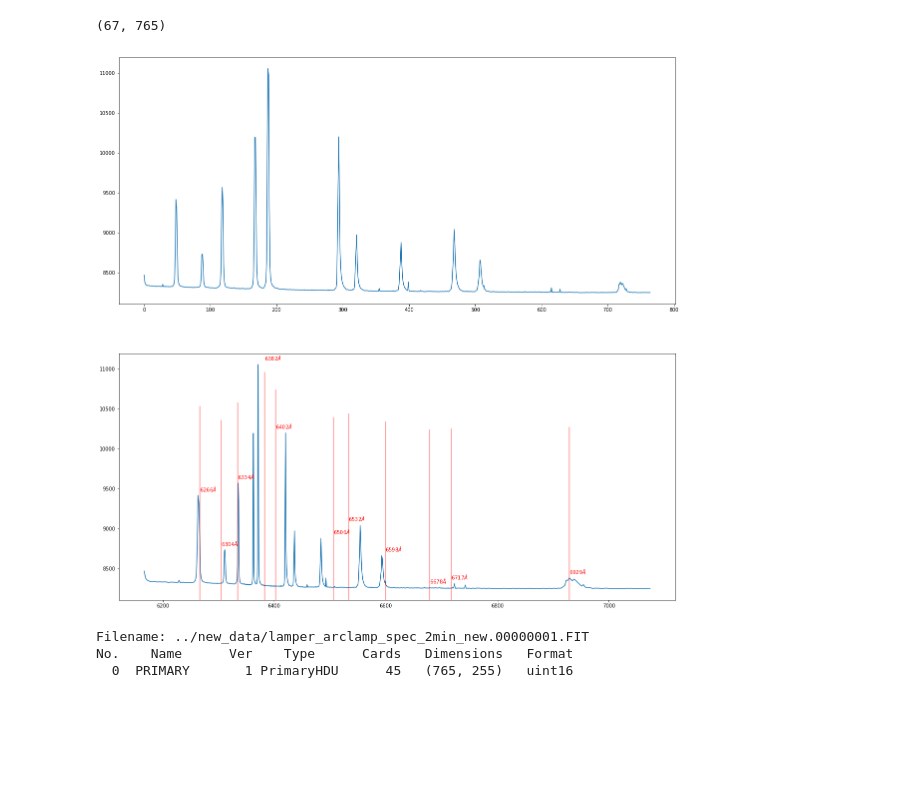
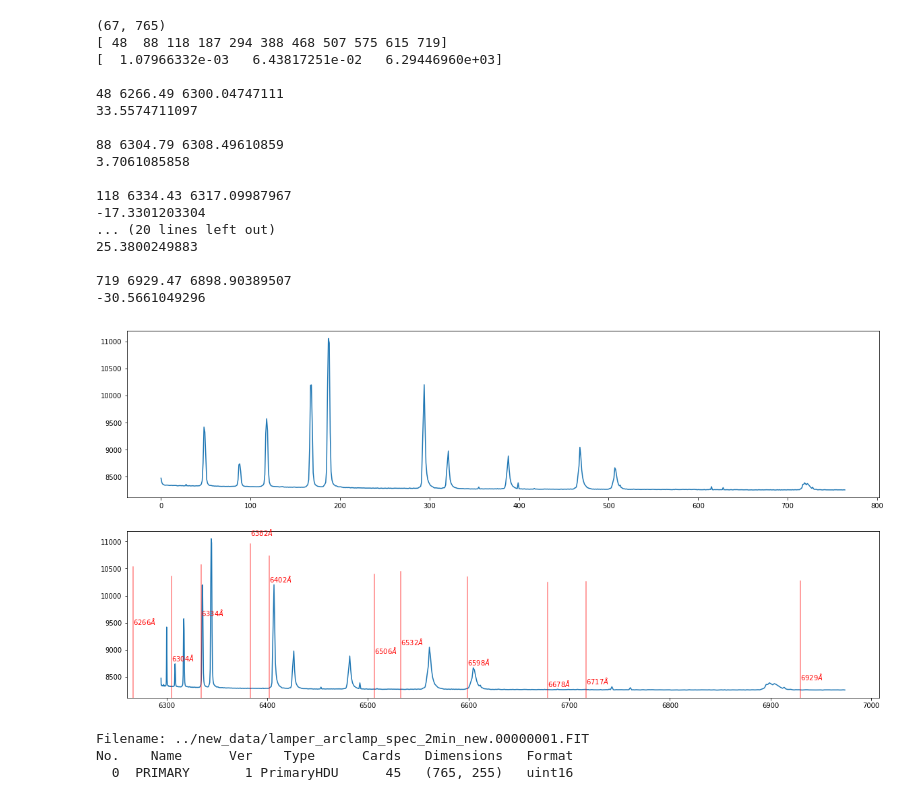
Before and after one commit to NMiklave/ast443-nyc, a Jupyter notebook: lab3/notebook/ying_temp_workspace.ipynb, the cells around one changed output. Cells and saved outputs as stored; diff of their text form; code cells hidden in the pictures; blank space fills up the shorter version.

```diff
--- a/lab3/notebook/ying_temp_workspace.ipynb
+++ b/lab3/notebook/ying_temp_workspace.ipynb
@@ -6,32 +6,59 @@ from scipy.signal import argrelextrema
 # %%
 data1,hdr1=fits.getdata('../new_data/lamper_arclamp_spec_2min_new.00000001.FIT',0,header=True)
 data2,hdr2=fits.getdata('../new_data/lamper_spec_2min_new.00000000.FIT',0,header=True)
 
 cut50=data1[25:92,:]
 #fits.writeto('../cutspec_star_arclamp.fits',cut50,hdr1)
 print(cut50.shape)
 avgcol_starlamp=np.mean(cut50,axis=0)
 pix_pos=np.array([i for i in range(765)])
-index_peak=argrelextrema(avgcol_starlamp,np.greater,order=28)
-temp=np.array(index_peak)
-peak_pos=temp.flatten()
+peak_pos=np.array(argrelextrema(avgcol_starlamp,np.greater,order=28)).flatten()
+
+print(peak_pos)
+
 wl=np.array([6266.49,6304.79,6334.43,6382.99,6402.25,6506.53,6532.88,6598.95,6678.28,6717.04,6929.47])
-fit=np.polyfit(peak_pos,wl,5)
+fit=np.polyfit(peak_pos, wl, 2)
+print(fit)
+#fit[0] = .98
 LnRg=np.poly1d(fit)
 exp_wl=LnRg(pix_pos)
 
-fig=plt.figure(figsize=(20,20))
+
+for i in range(len(wl)):
+    print()
+    #print( (wl[i+1]-wl[i])/(peak_pos[i+1]-peak_pos[i]) )
+    print(peak_pos[i], wl[i], LnRg(peak_pos[i]))
+    print(LnRg(peak_pos[i])-wl[i])
+
+
+fig=plt.figure(figsize=(20,10))
 ax1=fig.add_subplot(211)
 ax2=fig.add_subplot(212)
 
 ax1.plot(pix_pos,avgcol_starlamp)
 ax2.plot(exp_wl,avgcol_starlamp)
 for i in range(len(wl)):
     ax2.axvline(x=wl[i],ymin=0, ymax=(avgcol_starlamp[peak_pos[i]]+10)/12000,c='r',alpha=0.5)
     ax2.text(wl[i],avgcol_starlamp[peak_pos[i]]+50,str(int(wl[i]))+'$\AA$',color='r')
 # %% [output]
 (67, 765)
+[ 48  88 118 187 294 388 468 507 575 615 719]
+[  1.07966332e-03   6.43817251e-02   6.29446960e+03]
+
+48 6266.49 6300.04747111
+33.5574711097
+
+88 6304.79 6308.49610859
+3.7061085858
+
+118 6334.43 6317.09987967
+-17.3301203304
+... (20 lines left out)
+25.3800249883
+
+719 6929.47 6898.90389507
+-30.5661049296
-[figure, old version]
+[figure, new version]
 # %%
 file=fits.open('../new_data/lamper_arclamp_spec_2min_new.00000001.FIT')
 # %%
```
Also changed, not shown: parts of 2 cells of this notebook.
